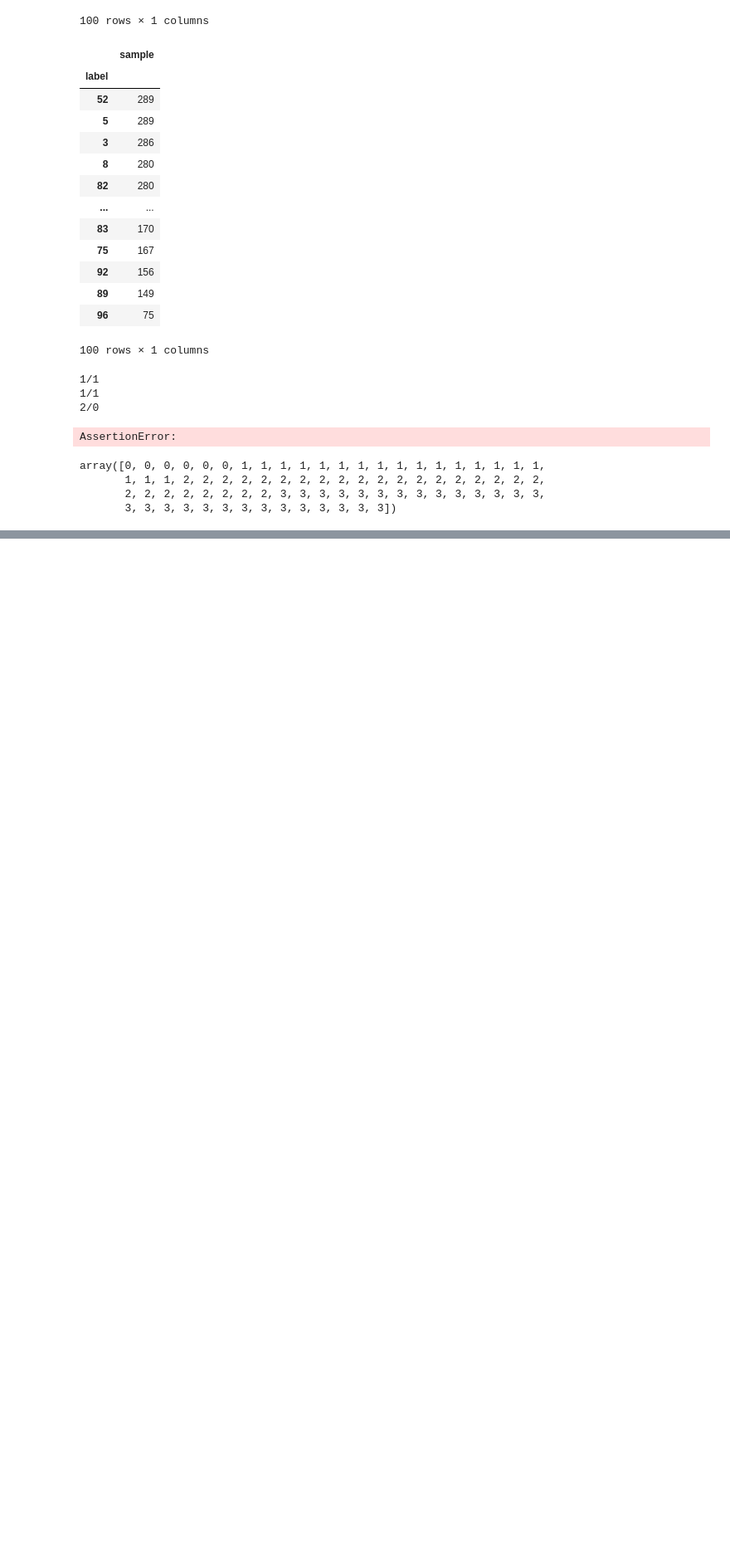
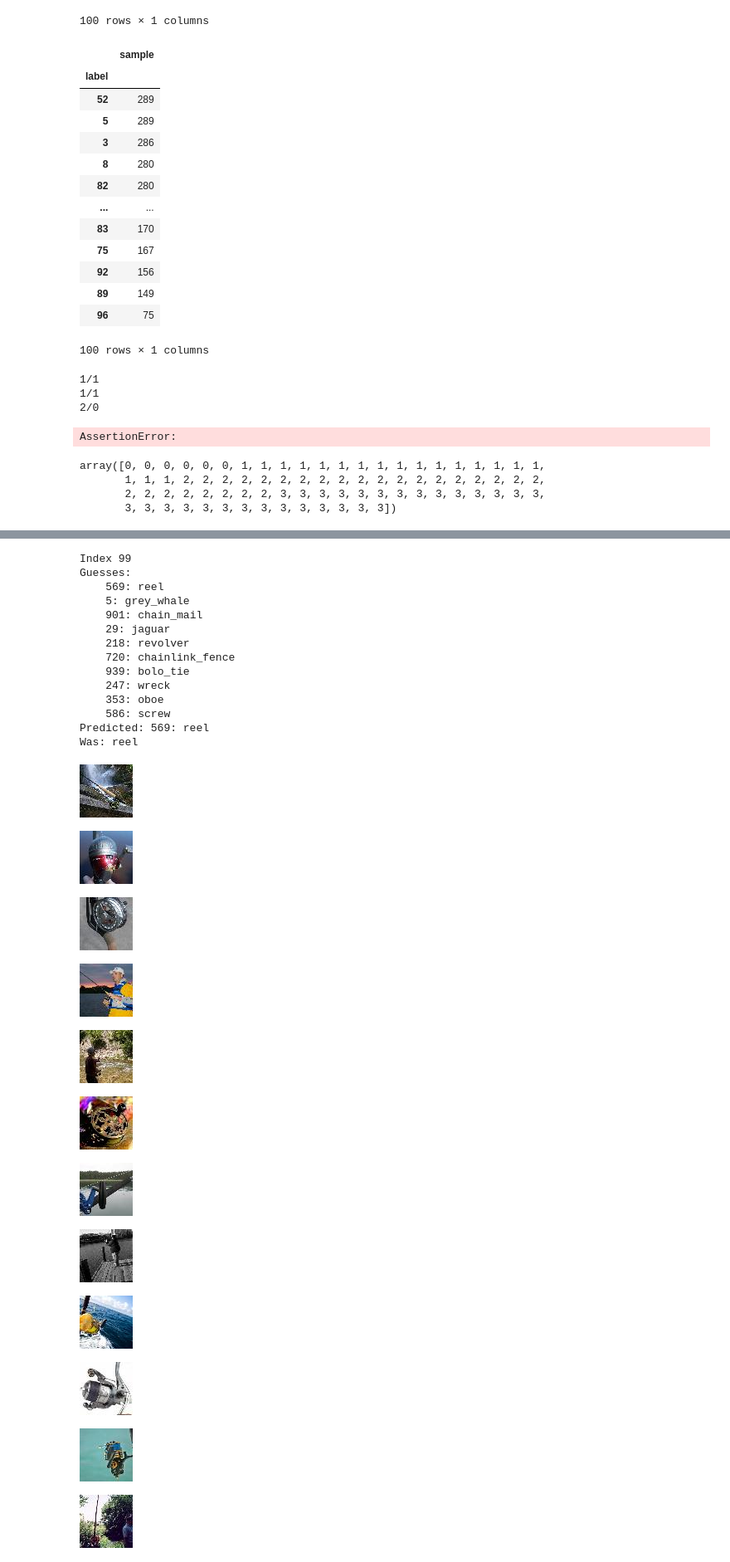
Before and after one commit to zdavid112z/AAIT, a Jupyter notebook: test.ipynb, the cells around one changed output, grey strips where cells are left out. Shown at 83% size. Saved outputs shown, nothing was run; the diff lists cells and outputs as text; code cells hidden in the pictures; blank space fills up the shorter version.

```diff
--- a/test.ipynb
+++ b/test.ipynb
@@ -889,0 +3317,4 @@ array([0, 0, 0, 0, 0, 0, 1, 1, 1, 1, 1, 1, 1, 1, 1, 1, 1, 1, 1, 1, 1, 1,
+# %%
+assoc[45] = 849
+assoc[66] = 440
+assoc[67] = 737
@@ -889,0 +3354,52 @@ array([0, 0, 0, 0, 0, 0, 1, 1, 1, 1, 1, 1, 1, 1, 1, 1, 1, 1, 1, 1, 1, 1,
+# %%
+from IPython.display import clear_output
+import time
+
+for i in range(100):
+    clear_output(wait=True)
+    print(f"Index {i}")
+    top_guesses = [p[0] for p in per_label[i].most_common(10)]
+    print("Guesses:")
+    for j in top_guesses:
+        print(f"    {j}: {imagenet64_classes[j]}")
+    print(f"Predicted: {assoc[i]}: {imagenet64_classes[assoc[i]]}")
+    print(f"Was: {imagenet_classes[imagenet_assoc[i]]}", flush=True)
+    show_images_with_label(i)
+    time.sleep(0.5)
+    new_class = input(f"{imagenet64_classes[assoc[i]]}\nCorrect: {imagenet_classes[imagenet_assoc[i]]}")
+    if len(new_class) > 0:
+        ok = True
+        try:
+            new_class = int(new_class)
+        except Exception:
+            ok = False
+        if not ok:
+            break
+        assoc[i] = new_class
+# %% [output]
+Index 99
+Guesses:
+    569: reel
+    5: grey_whale
+    901: chain_mail
+    29: jaguar
+    218: revolver
+    720: chainlink_fence
+    939: bolo_tie
+    247: wreck
+    353: oboe
+    586: screw
+Predicted: 569: reel
+Was: reel
+[figure, added]
+[figure, added]
+[figure, added]
+[figure, added]
+[figure, added]
+[figure, added]
+[figure, added]
+[figure, added]
+[figure, added]
+[figure, added]
+[figure, added]
+[figure, added]
```
Also changed, not shown: parts of 58 cells of this notebook, 15 other files.
